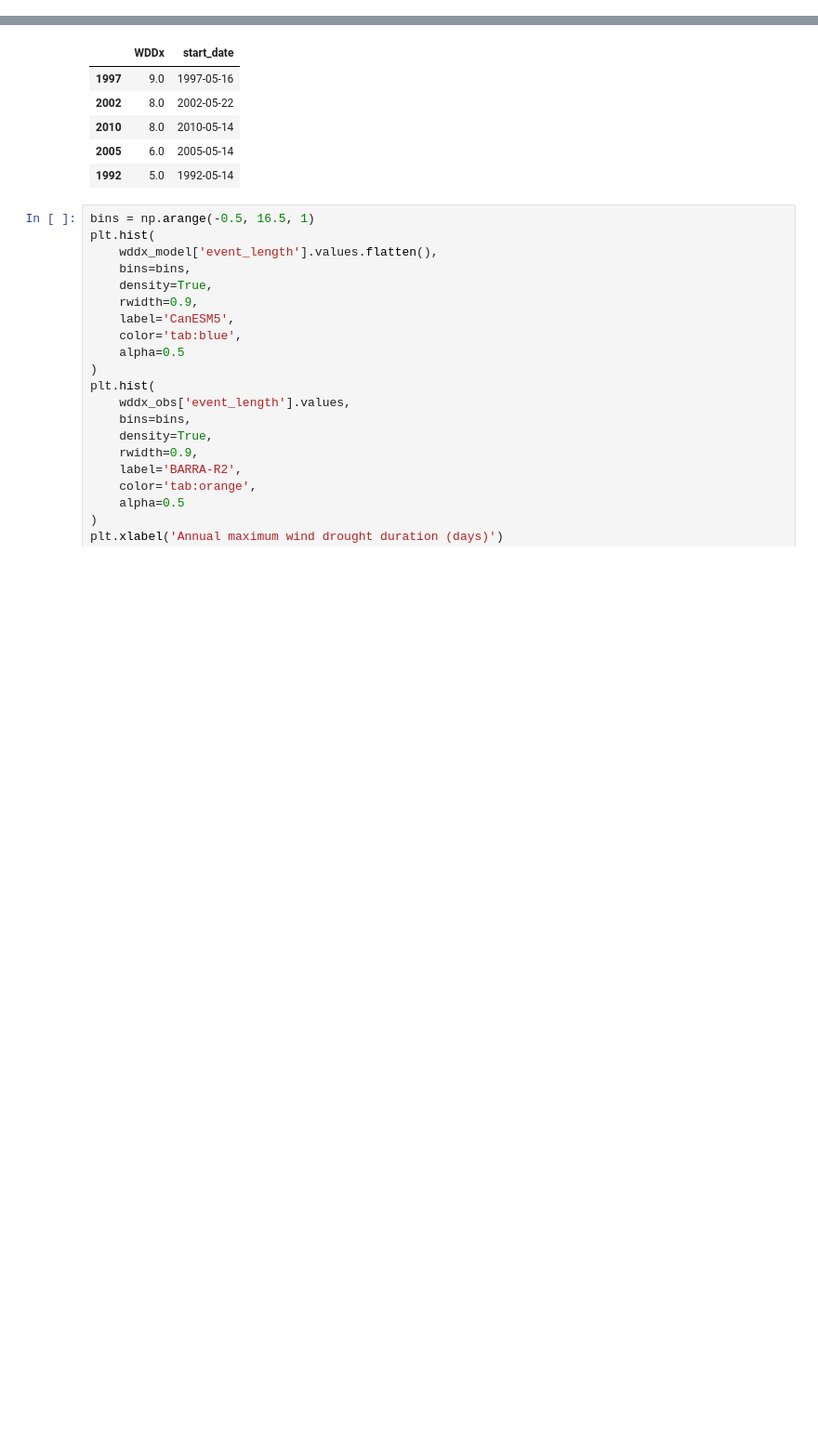
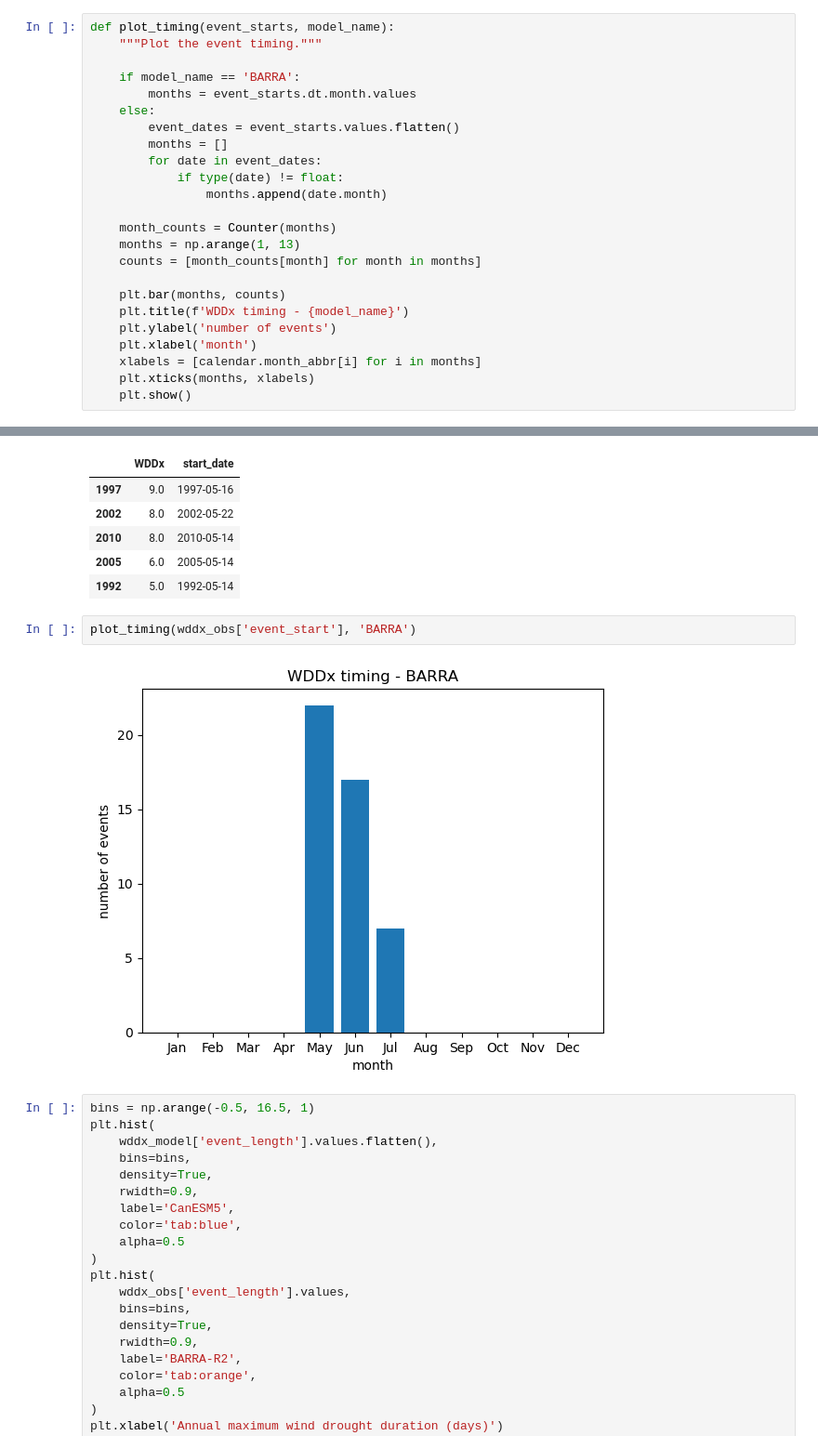
Before and after one commit to AusClimateService/unseen-projects, a Jupyter notebook: project-wind-drought/analysis_CanESM5_nem-2030.ipynb, the cells around one changed output, grey strips where cells are left out. Shown at 93% size. Saved outputs shown, nothing was run; the diff lists cells and outputs as text; blank space fills up the shorter version.

```diff
--- a/project-wind-drought/analysis_CanESM5_nem-2030.ipynb
+++ b/project-wind-drought/analysis_CanESM5_nem-2030.ipynb
@@ -15,6 +15,30 @@ from importlib import reload
 reload(utils)
 # %% [output]
 <module 'utils' from '/home/599/dbi599/unseen-projects/project-wind-drought/utils.py'>
+# %%
+def plot_timing(event_starts, model_name):
+    """Plot the event timing."""
+
+    if model_name == 'BARRA':
+        months = event_starts.dt.month.values
+    else:
+        event_dates = event_starts.values.flatten()
+        months = []
+        for date in event_dates:
+            if type(date) != float:
+                months.append(date.month)
+
+    month_counts = Counter(months)
+    months = np.arange(1, 13)
+    counts = [month_counts[month] for month in months]
+
+    plt.bar(months, counts)
+    plt.title(f'WDDx timing - {model_name}')
+    plt.ylabel('number of events')
+    plt.xlabel('month')
+    xlabels = [calendar.month_abbr[i] for i in months]
+    plt.xticks(months, xlabels)
+    plt.show()
 # %% [markdown]
 ## Read spatially averaged daily mean surface wind speed data
 # %% [markdown]
@@ -164,6 +205,10 @@ wddx_obs_df.sort_values(['WDDx'], ascending=False).head(n=5)
 | 2010 | 8.0 | 2010-05-14 |
 | 2005 | 6.0 | 2005-05-14 |
 | 1992 | 5.0 | 1992-05-14 |
+# %%
+plot_timing(wddx_obs['event_start'], 'BARRA')
+# %% [output]
+[figure, added]
 # %%
 bins = np.arange(-0.5, 16.5, 1)
 plt.hist(
```
Also changed, not shown: parts of 2 cells of this notebook, 1 other file.
